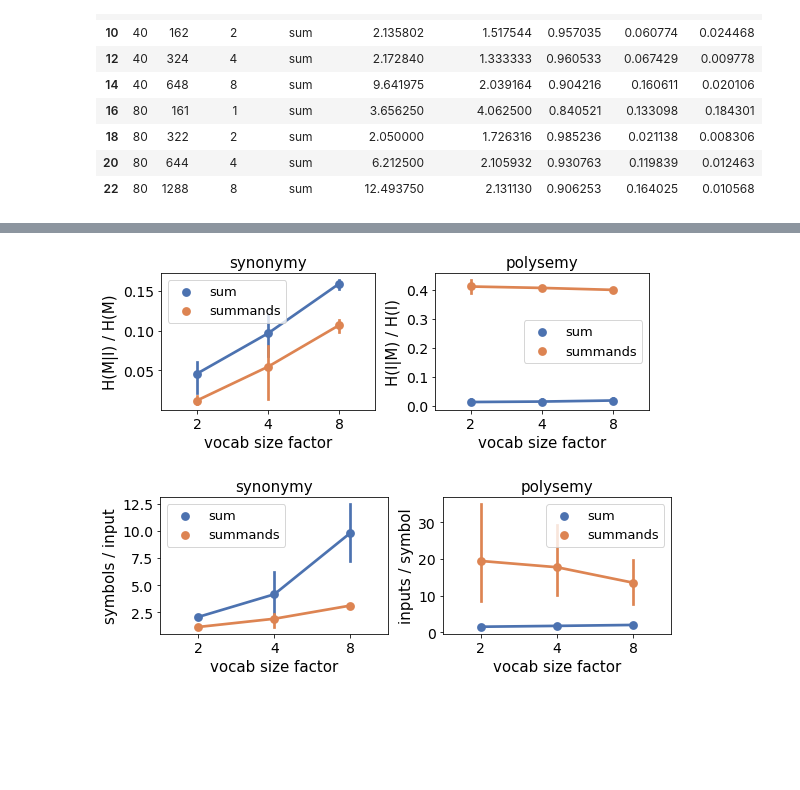
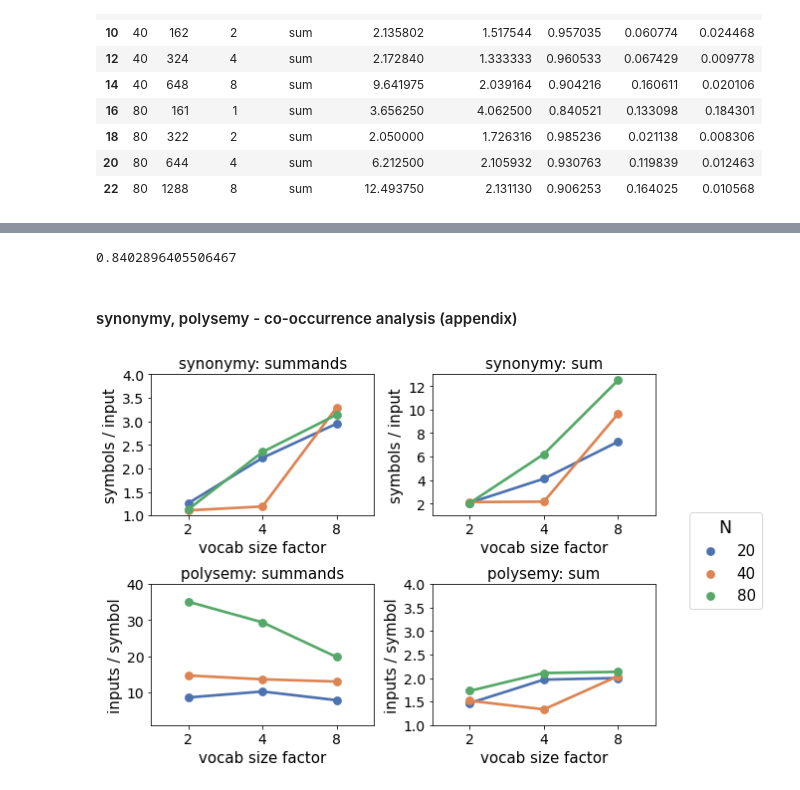
Before and after one commit to XeniaOhmer/summation_game, a Jupyter notebook: analysis.ipynb, the cells around one changed output, grey strips where cells are left out. Saved outputs shown, nothing was run; the diff lists cells and outputs as text; code cells hidden in the pictures; blank space fills up the shorter version.

```diff
--- a/analysis.ipynb
+++ b/analysis.ipynb
@@ -118,0 +117,13 @@ plt.show()
+# %%
+plt.figure(figsize=(9,3))
+for i, N in enumerate([20, 40, 80]):
+
+    plt.subplot(1, 3, i+1)
+    plt.scatter(results[results.N==N].frequency, results[results.N==N].accuracy, alpha=0.5)
+    #plt.show()
+    plt.title('N = ' + str(N), fontsize=15)
+    plt.xlabel('frequency', fontsize=14)
+    plt.ylabel('accuracy', fontsize=14)
+    plt.xticks(fontsize=14)
+    plt.yticks(fontsize=14)
+plt.tight_layout()
@@ -122,7 +137,11 @@ plt.show()
 N_collection = [20, 40, 80]
 V_factors = [1, 2, 4, 8]
 
-symbol_use = {'N': [], '|V|': [], 'factor': [], 'absolute_use': [], 'relative_use': []}
+symbol_use = {
+    'N': [], '|V|': [], 'factor': [],
+    'absolute_use': [],               # how many distinct symbols are used at least once
+    'relative_use': []                # their proportion of the total number of symbols
+}
 
 for N in N_collection:
 
@@ -275,38 +396,33 @@ plt.tight_layout()
+# %%
+np.mean(consistent_input_description)
+# %% [output]
+0.8402896405506467
+# %% [markdown]
+#### synonymy, polysemy - co-occurrence analysis (appendix)
 # %%
-plt.figure(figsize=(8, 3))
+fig = plt.figure(figsize=(8, 6))
 
-for i in range(2):
-    plt.subplot(1, 2, i+1)
-    metric = ['H(m|input)', 'H(input|m)']
-    ax = sns.pointplot(x='factor', hue='input_type', y=metric[i], data=mappings[mappings.factor>1], palette='deep')
-    plt.title(['synonymy', 'polysemy'][i], fontsize=15)
-    plt.ylabel(['H(M|I) / H(M)', 'H(I|M) / H(I)'][i], fontsize=15)
+for i in range(4):
+    plt.subplot(2, 2, i+1)
+    metric = ['synonymy_mean', 'synonymy_mean', 'polysemy_mean', 'polysemy_mean'][i]
+    input_type = ['summands', 'sum', 'summands', 'sum']
+    ax = sns.pointplot(x='factor', y=metric, hue='N',
+                       data=mappings[(mappings.input_type==input_type[i]) & (mappings.factor > 1)],
+                       palette='deep')
+    plt.title(['synonymy', 'synonymy', 'polysemy', 'polysemy'][i] +': ' + input_type[i] , fontsize=15)
+    plt.ylabel(['symbols / input', 'symbols / input', 'inputs / symbol', 'inputs / symbol'][i], fontsize=15)
     plt.xlabel('vocab size factor', fontsize=15)
     plt.xticks(fontsize=14)
     plt.yticks(fontsize=14)
-    plt.legend(labels=['sum', 'summands'])
-    l = plt.legend(fontsize=13, title='input')
-    l.set_title(None)
+    plt.ylim([[1,4], [1,13], [1,40], [1,4]][i])
+    #l = plt.legend(fontsize=13, title='N')
+    #l.get_title().set_fontsize(fontsize='x-large')
+    handles, labels = ax.get_legend_handles_labels()
+    ax.get_legend().remove()
+
+l = fig.legend(handles, labels, loc='center right', bbox_to_anchor=(1.18,0.5), fontsize=15, title='N')
+l.get_title().set_fontsize(fontsize='xx-large')
 
 plt.tight_layout()
 # %% [output]
-[figure, old version]
+[figure, new version]
-# %%
-plt.figure(figsize=(8, 3))
-
-for i in range(2):
-    plt.subplot(1, 2, i+1)
-    metric = ['synonymy_mean', 'polysemy_mean']
-    ax = sns.pointplot(x='factor', hue='input_type', y=metric[i], data=mappings[mappings.factor>1], palette='deep')
-    plt.title(['synonymy', 'polysemy'][i], fontsize=15)
-    plt.ylabel(['symbols / input', 'inputs / symbol'][i], fontsize=15)
-    plt.xlabel('vocab size factor', fontsize=15)
-    plt.xticks(fontsize=14)
-    plt.yticks(fontsize=14)
-    plt.legend(labels=['sum', 'summands'])
-    l = plt.legend(fontsize=13, title='input')
-    l.set_title(None)
-
-plt.tight_layout()
-# %% [output]
-[figure, removed]
```
Also changed, not shown: parts of 30 cells of this notebook, 3 other files.
